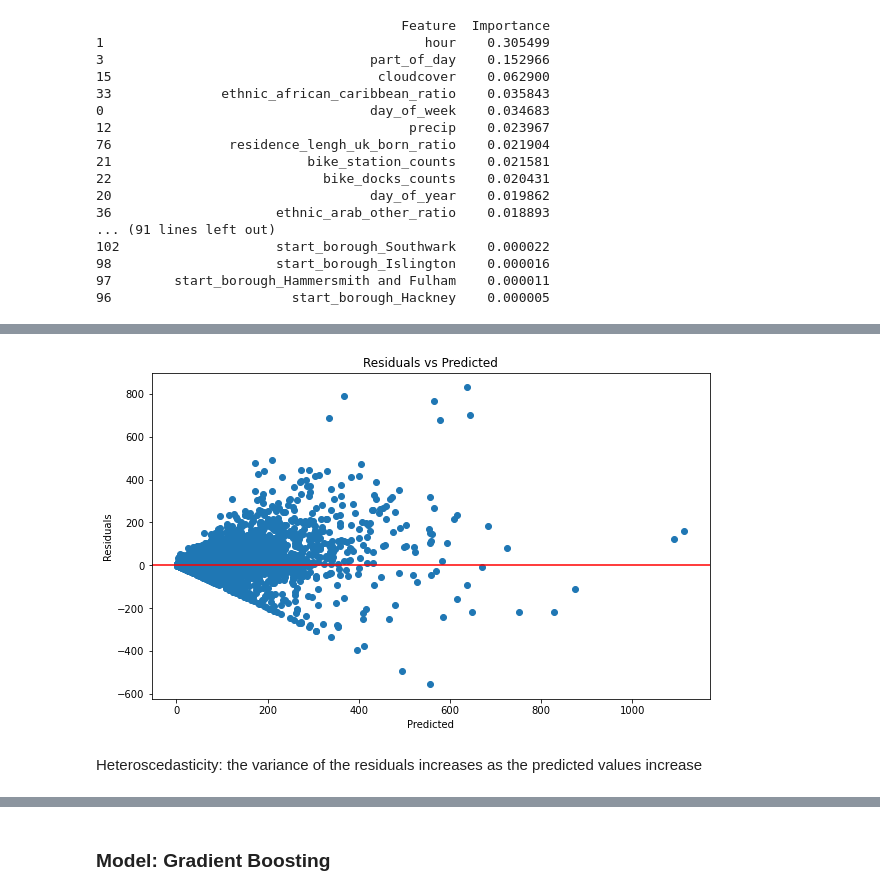
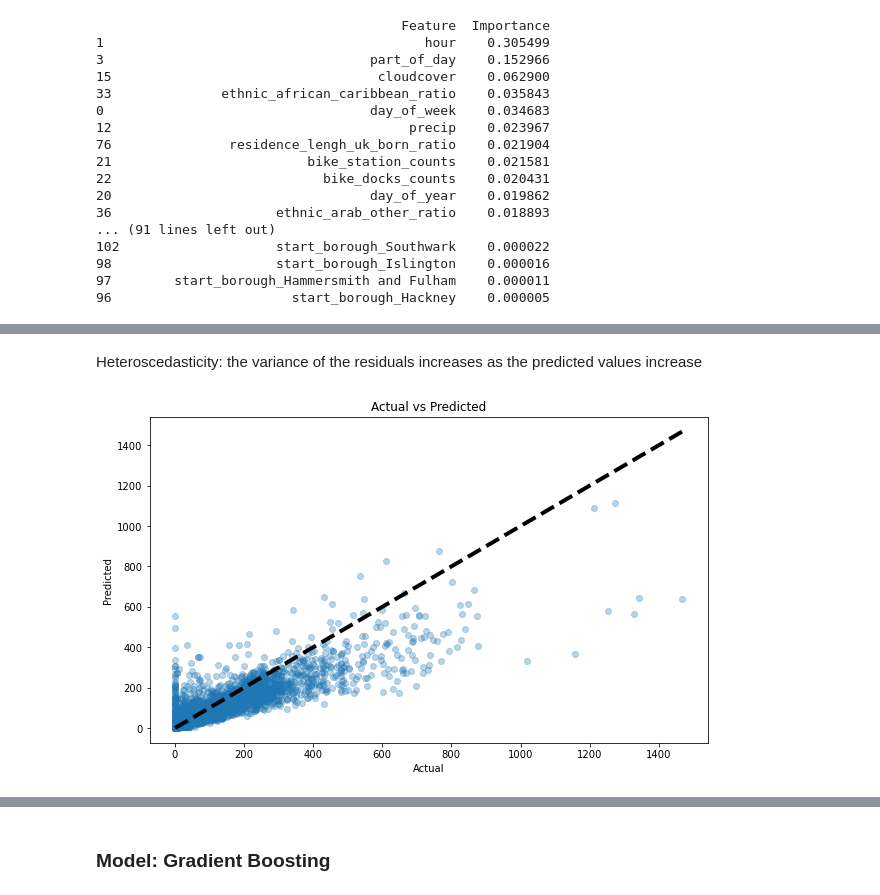
Before and after one commit to tabeaeggler/UrbanMobility, a Jupyter notebook: notebooks/05_model_random_forest.ipynb, the cells around one changed output, grey strips where cells are left out. Drawn from its saved outputs; the diff is of its cells as text; code cells hidden in the pictures.

```diff
--- a/notebooks/05_model_random_forest.ipynb
+++ b/notebooks/05_model_random_forest.ipynb
@@ -159,18 +150,12 @@ Explained Variance Score: 0.7412481508515865
-# %%
-import matplotlib.pyplot as plt
-
-# Calculate residuals
-residuals = y_test - y_pred
-
-# Plot residuals
-plt.figure(figsize=(10,6))
-plt.scatter(y_pred, residuals)
-plt.axhline(y=0, color='r', linestyle='-')
-plt.xlabel('Predicted')
-plt.ylabel('Residuals')
-plt.title('Residuals vs Predicted')
-plt.show()
-# %% [output]
-[figure, removed]
 # %% [markdown]
 Heteroscedasticity: the variance of the residuals increases as the predicted values increase
+# %%
+plt.figure(figsize=(10, 6))
+plt.scatter(y_test, y_pred, alpha=0.3)
+plt.plot([y_test.min(), y_test.max()], [y_test.min(), y_test.max()], 'k--', lw=4)
+plt.xlabel('Actual')
+plt.ylabel('Predicted')
+plt.title('Actual vs Predicted')
+plt.show()
+# %% [output]
+[figure, added]
```
Also changed, not shown: parts of 9 cells of this notebook, 1 other file.
